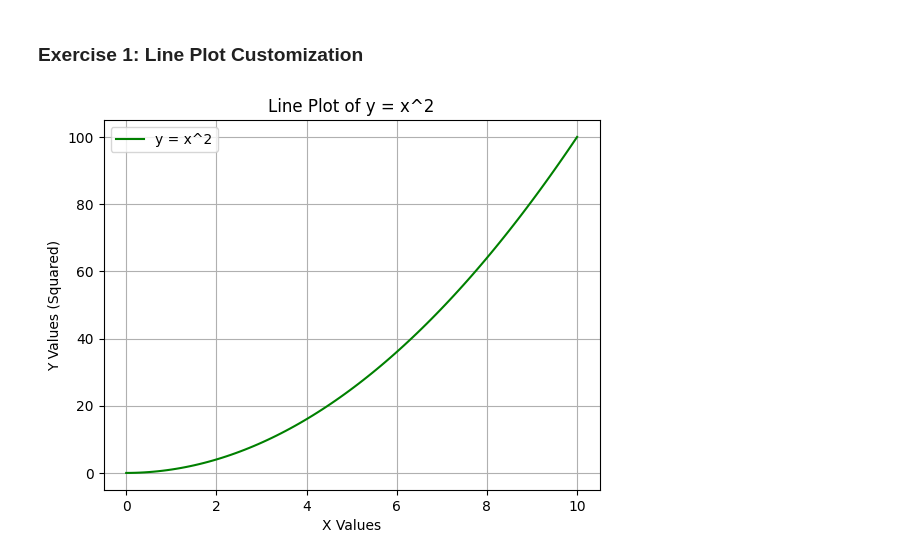
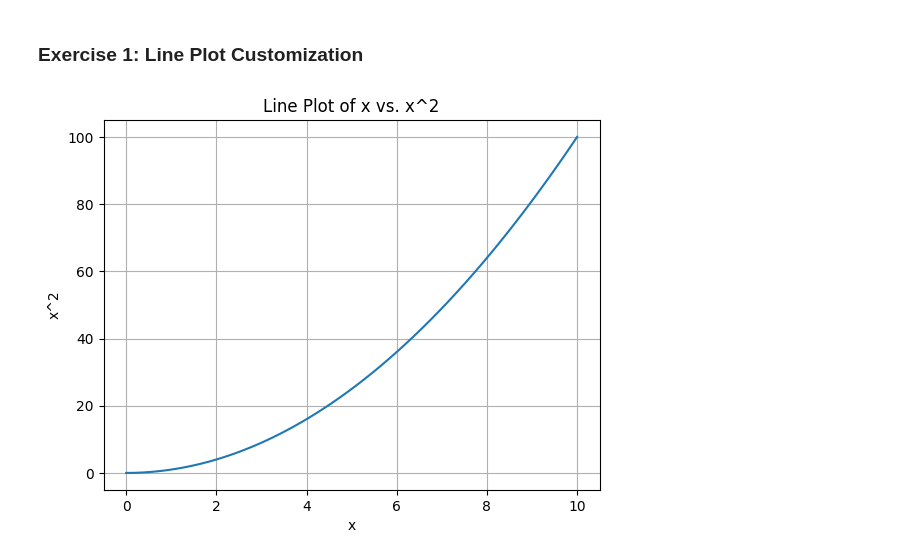
Before and after one commit to gayatrik2/python-jupyter-template, a Jupyter notebook: src/1-line-plot.ipynb, the cells around one changed output. Cells and saved outputs as stored; diff of their text form; code cells hidden in the pictures.

```diff
--- a/src/1-line-plot.ipynb
+++ b/src/1-line-plot.ipynb
@@ -4,25 +4,20 @@
 # TASK: Create a line plot with x values ranging from 0 to 10 and y values as the square of x.
 # Customize the plot by adding a title, labels for both axes, and a grid.
 # %%
-import matplotlib.pyplot as plt
-import numpy as np
-
+try:
+    import matplotlib.pyplot as plt
+    import numpy as np
+except ImportError as e:
+    print(f"Error: {e}. Please ensure that matplotlib and numpy are installed.")
 
 x = np.linspace(0, 10, 100)
 y = x ** 2
 
-plt.plot(x, y, color='green', label='y = x^2')
-
-
-plt.title('Line Plot of y = x^2')
-plt.xlabel('X Values')
-plt.ylabel('Y Values (Squared)')
-
-
+plt.plot(x, y)
+plt.xlabel('x')
+plt.ylabel('x^2')
+plt.title('Line Plot of x vs. x^2')
 plt.grid(True)
-
-
-plt.legend()
 plt.show()
 # %% [output]
-[figure, old version]
+[figure, new version]
```
Also changed, not shown: 5 other files.
